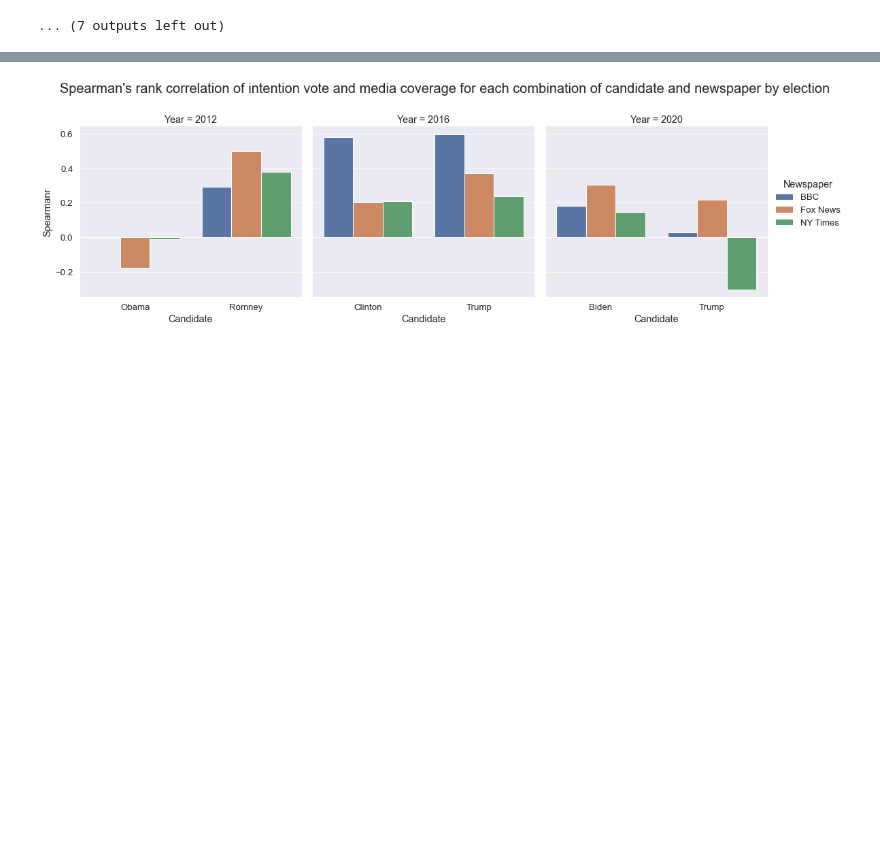
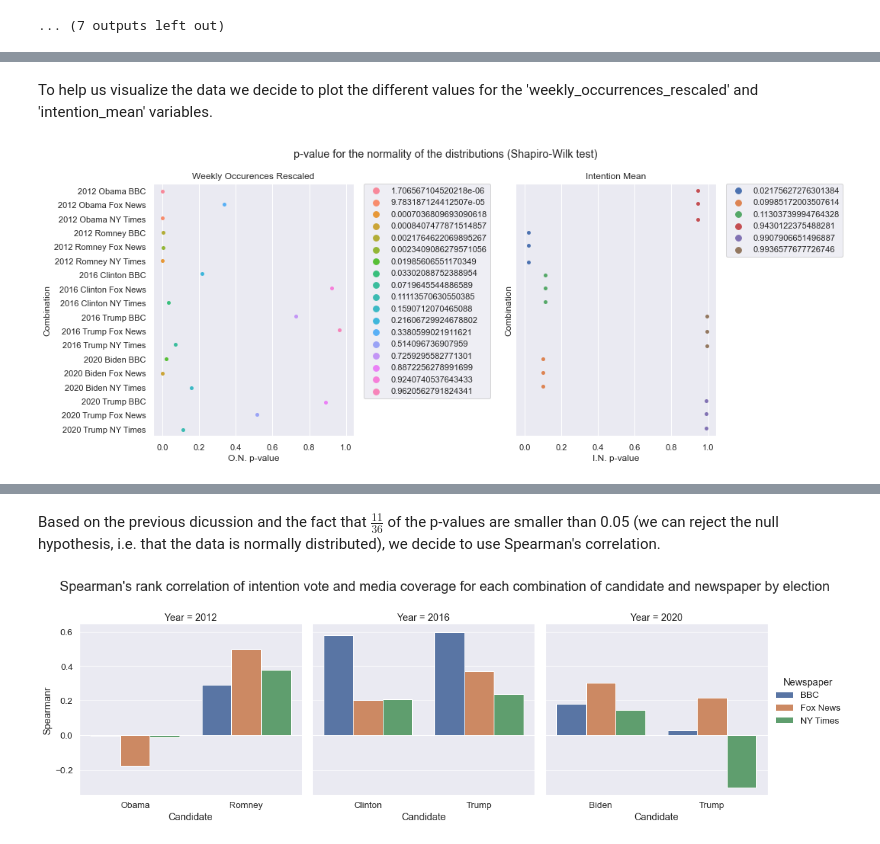
Before and after one commit to epfl-ada/ada-2021-project-sars, a Jupyter notebook: correlation_analysis.ipynb, the cells around one changed output, grey strips where cells are left out. Drawn from its saved outputs; the diff is of its cells as text; code cells hidden in the pictures; blank space fills up the shorter version.

```diff
--- a/correlation analysis.ipynb
+++ b/correlation_analysis.ipynb
@@ -402,0 +404,21 @@ df_correlation
+# %%
+df_correlation = pd.DataFrame(columns=["Combination", "Year", "Candidate", "Newspaper", "Spearmanr", "p-value", "O.N. p-value", "I.N. p-value"])
+
+for key in dict_wroi:
+    df = dict_wroi[key]
+    row = baseline_model(df)
+    row["Year"] = key[0]
+    row["Candidate"] = key[1]
+    row["Newspaper"] = key[2]
+    row["O.N. p-value"] = stats.shapiro(df["weekly_occurrences_rescaled"])[1]
+    row["I.N. p-value"] = stats.shapiro(df["intention_mean"])[1]
+    row["Combination"] = f"{key[0]} {key[1]} {key[2]}"
+    df_correlation = df_correlation.append(row, ignore_index=True)
+
+# save
+# df_correlation.to_csv(f"Data\preprocessed\correlation.csv", index=False)
+
+df_correlation[['Year', 'Candidate', 'Newspaper', "O.N. p-value","I.N. p-value"]].groupby(["Year", 'Candidate', 'Newspaper']).sum().style.applymap(_color_cells)
+
+# HTML render for the data story
+# print(df_correlation[['Year', 'Candidate', 'Newspaper', "O.N. P-value","I.N. P-value"]].style.applymap(_color_cells).render(index=False))
@@ -402,0 +445,21 @@ df_correlation
+# %% [markdown]
+To help us visualize the data we decide to plot the different values for the 'weekly_occurrences_rescaled' and 'intention_mean' variables.
+# %%
+fig, axes = plt.subplots(1, 2, sharex=True, sharey=True, figsize=(15,6))
+fig.suptitle('p-value for the normality of the distributions (Shapiro-Wilk test)')
+
+sns.stripplot( x="O.N. p-value", y="Combination", hue="O.N. p-value", data=df_correlation, ax=axes[0])
+axes[0].set_title("Weekly Occurences Rescaled")
+# sns.catplot(x="Intention_normality P-value", y="Combination", hue="Intention_normality P-value", data=df_correlation)
+
+sns.stripplot( x="I.N. p-value", y="Combination", hue="I.N. p-value",data=df_correlation, ax=axes[1])
+axes[1].set_title("Intention Mean")
+
+# Put the legend out of the figure
+axes[0].legend(bbox_to_anchor=(1.05, 1), loc=2, borderaxespad=0.)
+axes[1].legend(bbox_to_anchor=(1.05, 1), loc=2, borderaxespad=0.)
+
+plt.tight_layout()
+plt.show()
+# %% [output]
+[figure, added]
@@ -403,2 +467,4 @@ df_correlation
+# %% [markdown]
+Based on the previous dicussion and the fact that $\frac{11}{36}$ of the p-values are smaller than 0.05 (we can reject the null hypothesis, i.e. that the data is normally distributed), we decide to use Spearman's correlation.
 # %%
 plot_combination("Spearmanr", "Spearman's rank correlation of intention vote and media coverage for each combination of candidate and newspaper by election")
```
Also changed, not shown: parts of 18 cells of this notebook.
